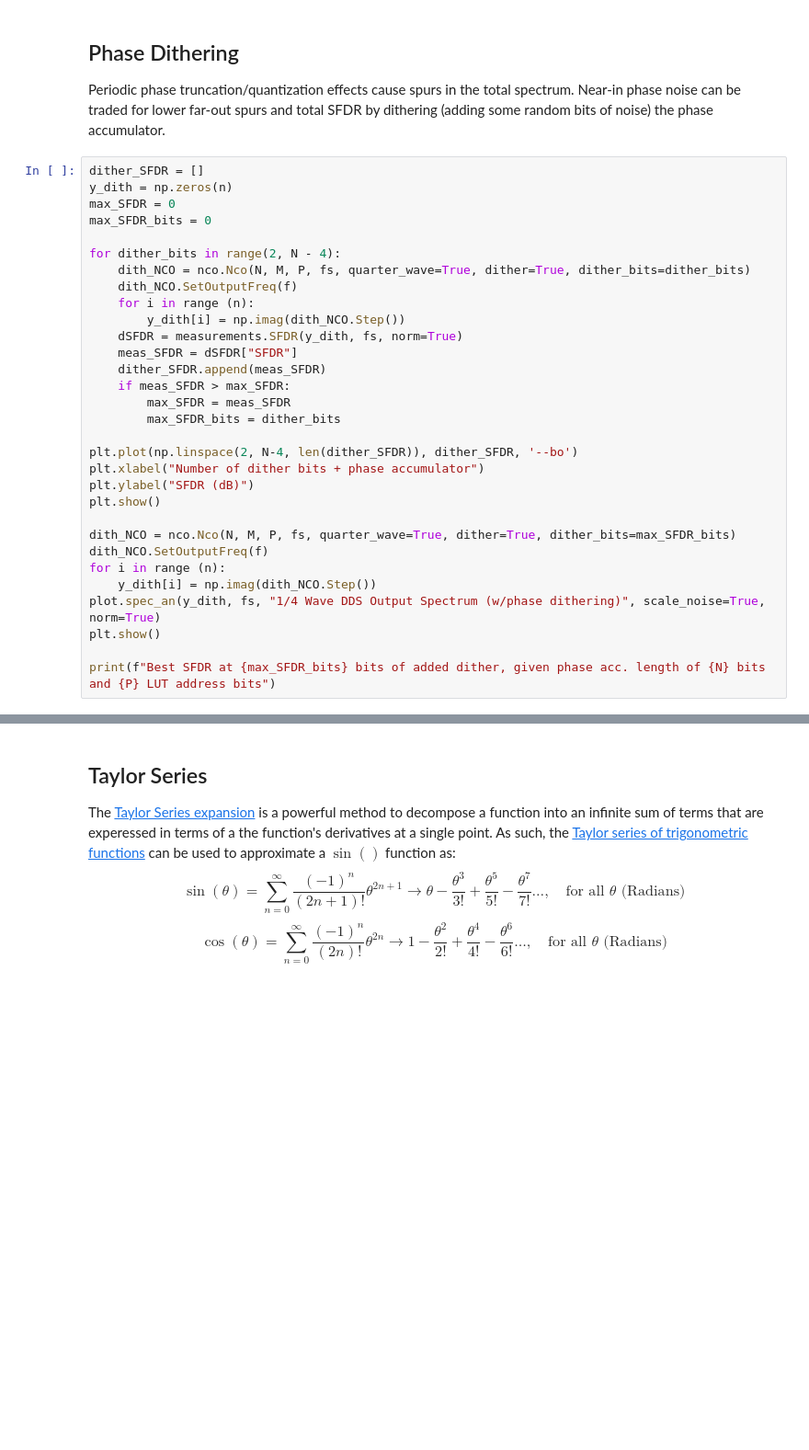
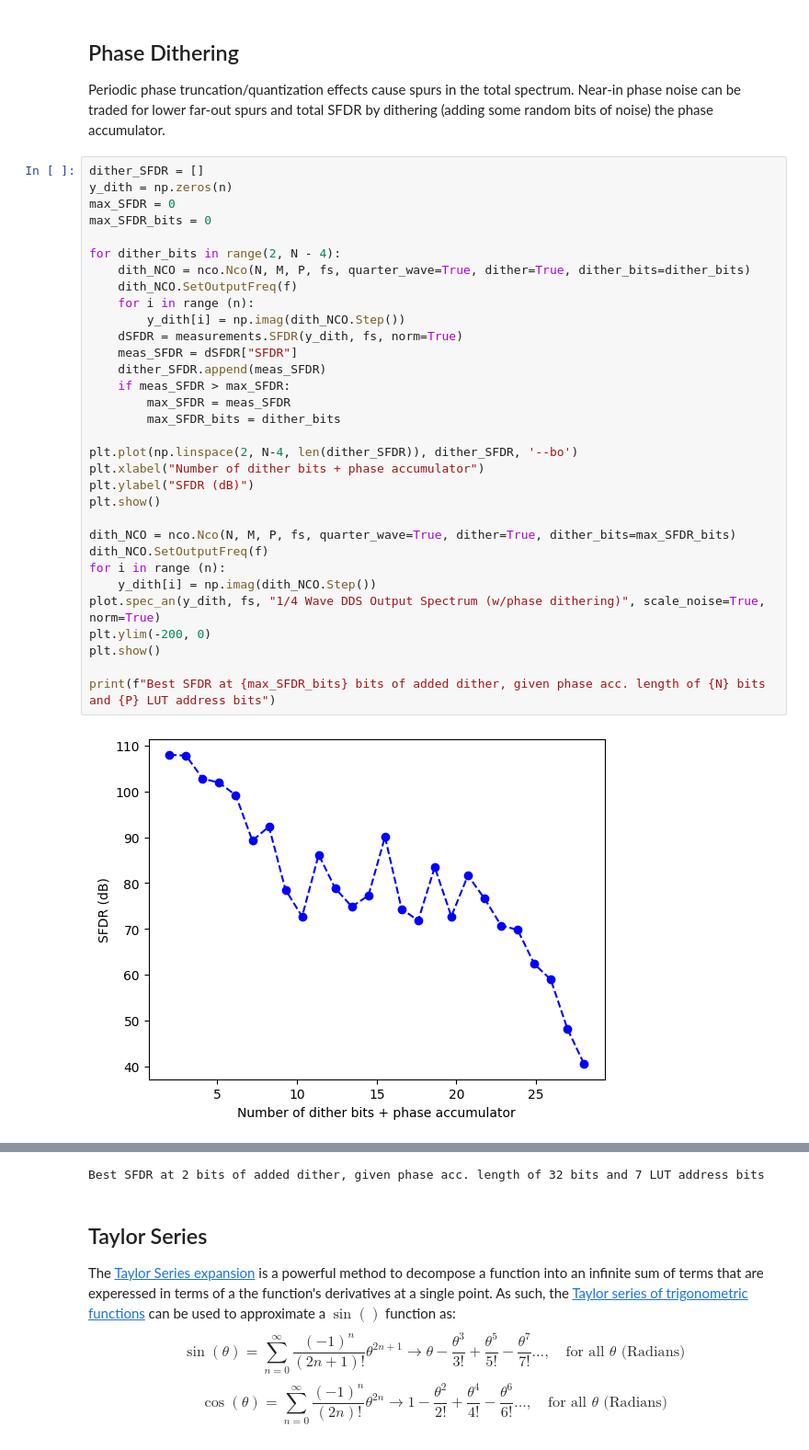
Before and after one commit to OneAudio/AA2380-MAXV_TSTQ9.1, a Jupyter notebook: kb/dsp/NCO_DDS.ipynb, the cells around one changed output, grey strips where cells are left out. Shown at 92% size. Cells and saved outputs as stored; diff of their text form; blank space fills up the shorter version.

```diff
--- a/kb/dsp/NCO_DDS.ipynb
+++ b/kb/dsp/NCO_DDS.ipynb
@@ -124,30 +124,33 @@ Periodic phase truncation/quantization effects cause spurs in the total spectrum
 dither_SFDR = []
 y_dith = np.zeros(n)
 max_SFDR = 0
 max_SFDR_bits = 0
 
 for dither_bits in range(2, N - 4):
     dith_NCO = nco.Nco(N, M, P, fs, quarter_wave=True, dither=True, dither_bits=dither_bits)
     dith_NCO.SetOutputFreq(f)
     for i in range (n):
         y_dith[i] = np.imag(dith_NCO.Step())
     dSFDR = measurements.SFDR(y_dith, fs, norm=True)
     meas_SFDR = dSFDR["SFDR"]
     dither_SFDR.append(meas_SFDR)
     if meas_SFDR > max_SFDR:
         max_SFDR = meas_SFDR
         max_SFDR_bits = dither_bits
 
 plt.plot(np.linspace(2, N-4, len(dither_SFDR)), dither_SFDR, '--bo')
 plt.xlabel("Number of dither bits + phase accumulator")
 plt.ylabel("SFDR (dB)")
 plt.show()
 
 dith_NCO = nco.Nco(N, M, P, fs, quarter_wave=True, dither=True, dither_bits=max_SFDR_bits)
 dith_NCO.SetOutputFreq(f)
 for i in range (n):
     y_dith[i] = np.imag(dith_NCO.Step())
 plot.spec_an(y_dith, fs, "1/4 Wave DDS Output Spectrum (w/phase dithering)", scale_noise=True, norm=True)
+plt.ylim(-200, 0)
 plt.show()
 
 print(f"Best SFDR at {max_SFDR_bits} bits of added dither, given phase acc. length of {N} bits and {P} LUT address bits")
+# %% [output]
+[figure, added]
@@ -154,3 +158,4 @@ print(f"Best SFDR at {max_SFDR_bits} bits of added dither, given phase acc. leng
+Best SFDR at 2 bits of added dither, given phase acc. length of 32 bits and 7 LUT address bits
 # %% [markdown]
 ## Taylor Series
 
```
Also changed, not shown: parts of 5 cells of this notebook.
